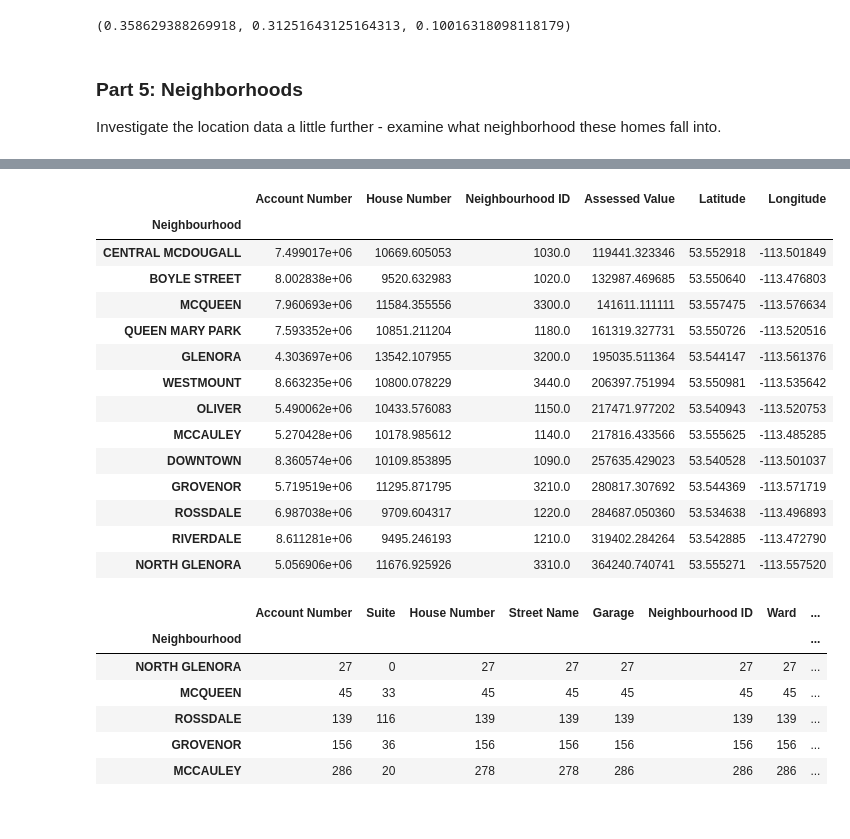
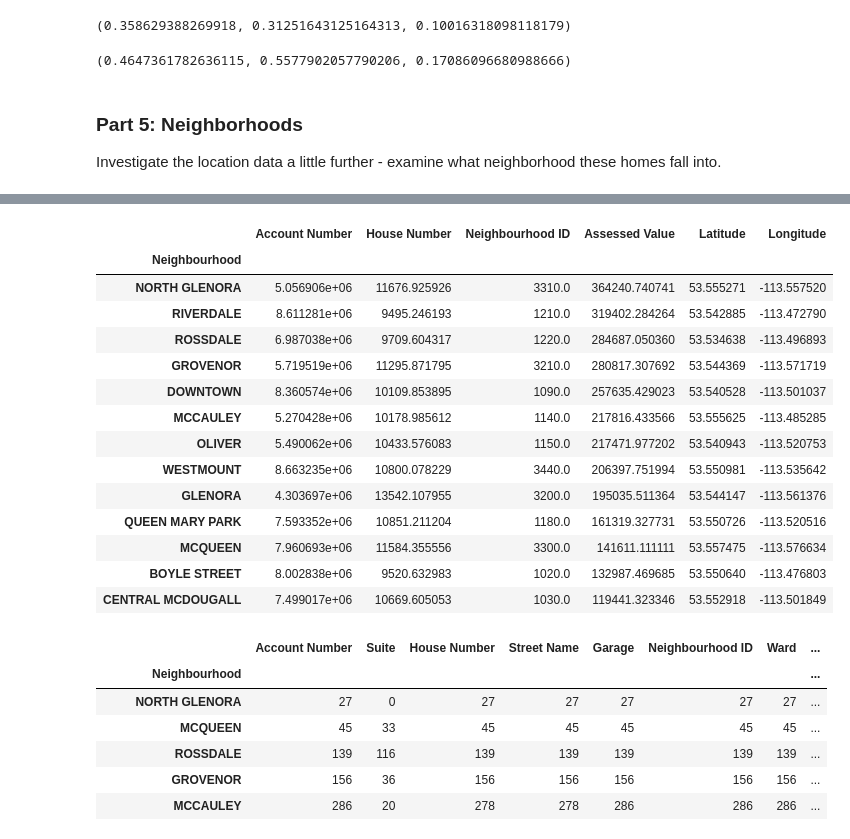
Before and after one commit to twelsah2011/Basic_Stats_in_Python_Student_Workbooks, a Jupyter notebook: 005_Var_EDA_Example_sol.ipynb, the cells around one changed output, grey strips where cells are left out. Cells and saved outputs as stored; diff of their text form; code cells hidden in the pictures.

```diff
--- a/005_Var_EDA_Example_sol.ipynb
+++ b/005_Var_EDA_Example_sol.ipynb
@@ -268,5 +506,11 @@ dtcCDF.Prob(150000), bcCDF.Prob(150000), allCDF.Prob(150000)
 # %% [output]
 (0.358629388269918, 0.31251643125164313, 0.10016318098118179)
+# %%
+#What percent of homes are 'cheap' in our different groups?
+# set the price is 180,000
+dt_CDF.Prob(180000), burb_CDF.Prob(180000), all_CDF.Prob(180000)
+# %% [output]
+(0.4647361782636115, 0.5577902057790206, 0.17086096680988666)
 # %% [markdown]
 ### Part 5: Neighborhoods
 
@@ -291,23 +536,24 @@ NORTH GLENORA          27
 Name: Neighbourhood, dtype: int64
 # %%
 #What is the average value of each set of hood's homes?
-dt.groupby("Neighbourhood").mean().sort_values("Assessed Value")
+# group by neighbourhood and calculate the mean for each hood, and sort by value
+dt.groupby("Neighbourhood").mean().sort_values("Assessed Value", ascending = False)
 # %% [output]
 |  | Account Number | House Number | Neighbourhood ID | Assessed Value | Latitude | Longitude |
 | Neighbourhood |  |  |  |  |  |  |
+| NORTH GLENORA | 5.056906e+06 | 11676.925926 | 3310.0 | 364240.740741 | 53.555271 | -113.557520 |
+| RIVERDALE | 8.611281e+06 | 9495.246193 | 1210.0 | 319402.284264 | 53.542885 | -113.472790 |
+| ROSSDALE | 6.987038e+06 | 9709.604317 | 1220.0 | 284687.050360 | 53.534638 | -113.496893 |
+| GROVENOR | 5.719519e+06 | 11295.871795 | 3210.0 | 280817.307692 | 53.544369 | -113.571719 |
+| DOWNTOWN | 8.360574e+06 | 10109.853895 | 1090.0 | 257635.429023 | 53.540528 | -113.501037 |
+| MCCAULEY | 5.270428e+06 | 10178.985612 | 1140.0 | 217816.433566 | 53.555625 | -113.485285 |
+| OLIVER | 5.490062e+06 | 10433.576083 | 1150.0 | 217471.977202 | 53.540943 | -113.520753 |
+| WESTMOUNT | 8.663235e+06 | 10800.078229 | 3440.0 | 206397.751994 | 53.550981 | -113.535642 |
+| GLENORA | 4.303697e+06 | 13542.107955 | 3200.0 | 195035.511364 | 53.544147 | -113.561376 |
+| QUEEN MARY PARK | 7.593352e+06 | 10851.211204 | 1180.0 | 161319.327731 | 53.550726 | -113.520516 |
+| MCQUEEN | 7.960693e+06 | 11584.355556 | 3300.0 | 141611.111111 | 53.557475 | -113.576634 |
+| BOYLE STREET | 8.002838e+06 | 9520.632983 | 1020.0 | 132987.469685 | 53.550640 | -113.476803 |
 | CENTRAL MCDOUGALL | 7.499017e+06 | 10669.605053 | 1030.0 | 119441.323346 | 53.552918 | -113.501849 |
-| BOYLE STREET | 8.002838e+06 | 9520.632983 | 1020.0 | 132987.469685 | 53.550640 | -113.476803 |
-| MCQUEEN | 7.960693e+06 | 11584.355556 | 3300.0 | 141611.111111 | 53.557475 | -113.576634 |
-| QUEEN MARY PARK | 7.593352e+06 | 10851.211204 | 1180.0 | 161319.327731 | 53.550726 | -113.520516 |
-| GLENORA | 4.303697e+06 | 13542.107955 | 3200.0 | 195035.511364 | 53.544147 | -113.561376 |
-| WESTMOUNT | 8.663235e+06 | 10800.078229 | 3440.0 | 206397.751994 | 53.550981 | -113.535642 |
-| OLIVER | 5.490062e+06 | 10433.576083 | 1150.0 | 217471.977202 | 53.540943 | -113.520753 |
-| MCCAULEY | 5.270428e+06 | 10178.985612 | 1140.0 | 217816.433566 | 53.555625 | -113.485285 |
-| DOWNTOWN | 8.360574e+06 | 10109.853895 | 1090.0 | 257635.429023 | 53.540528 | -113.501037 |
-| GROVENOR | 5.719519e+06 | 11295.871795 | 3210.0 | 280817.307692 | 53.544369 | -113.571719 |
-| ROSSDALE | 6.987038e+06 | 9709.604317 | 1220.0 | 284687.050360 | 53.534638 | -113.496893 |
-| RIVERDALE | 8.611281e+06 | 9495.246193 | 1210.0 | 319402.284264 | 53.542885 | -113.472790 |
-| NORTH GLENORA | 5.056906e+06 | 11676.925926 | 3310.0 | 364240.740741 | 53.555271 | -113.557520 |
 # %%
 #Combo (sort of) view of the above tables.
 dt.groupby("Neighbourhood").count().sort_values("Assessed Value")
```
Also changed, not shown: parts of 39 cells of this notebook, 9 other files.
